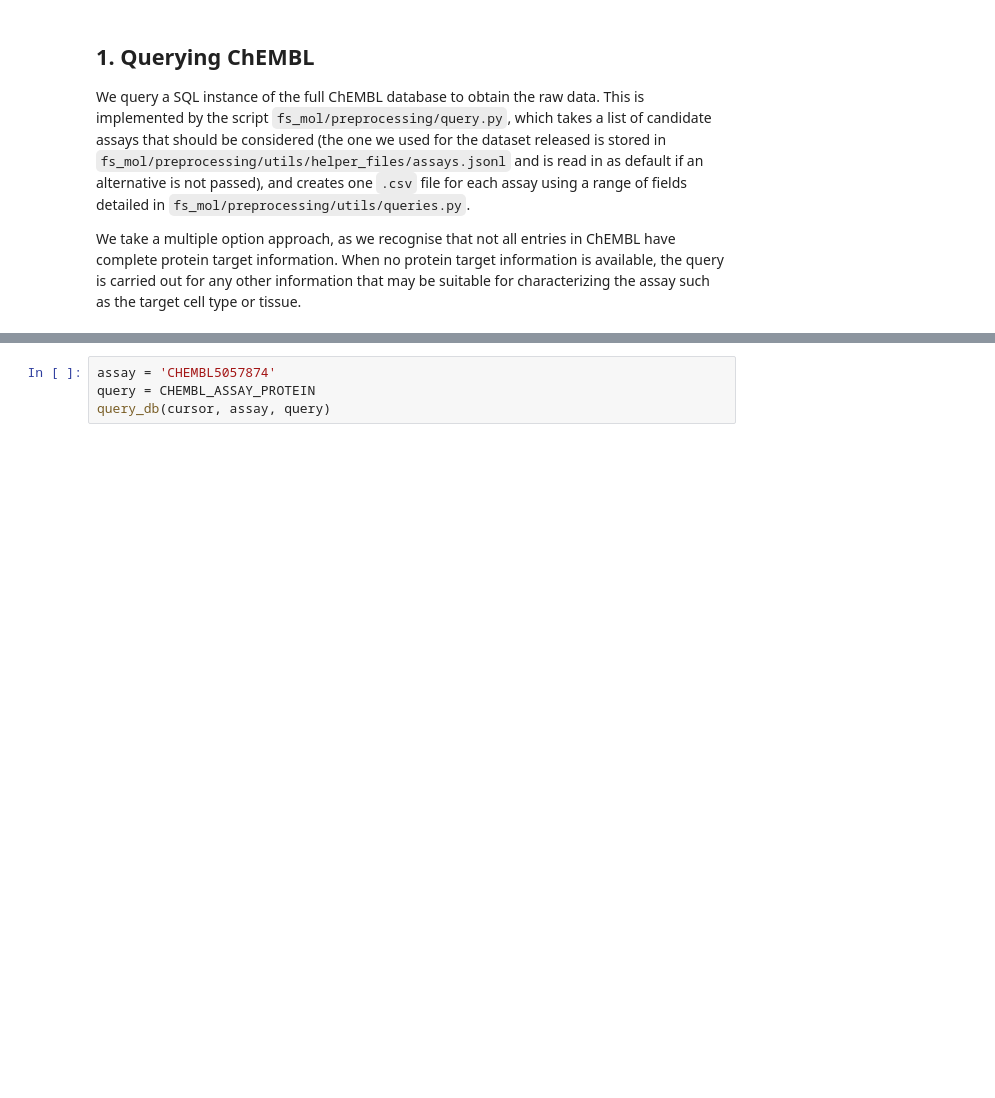
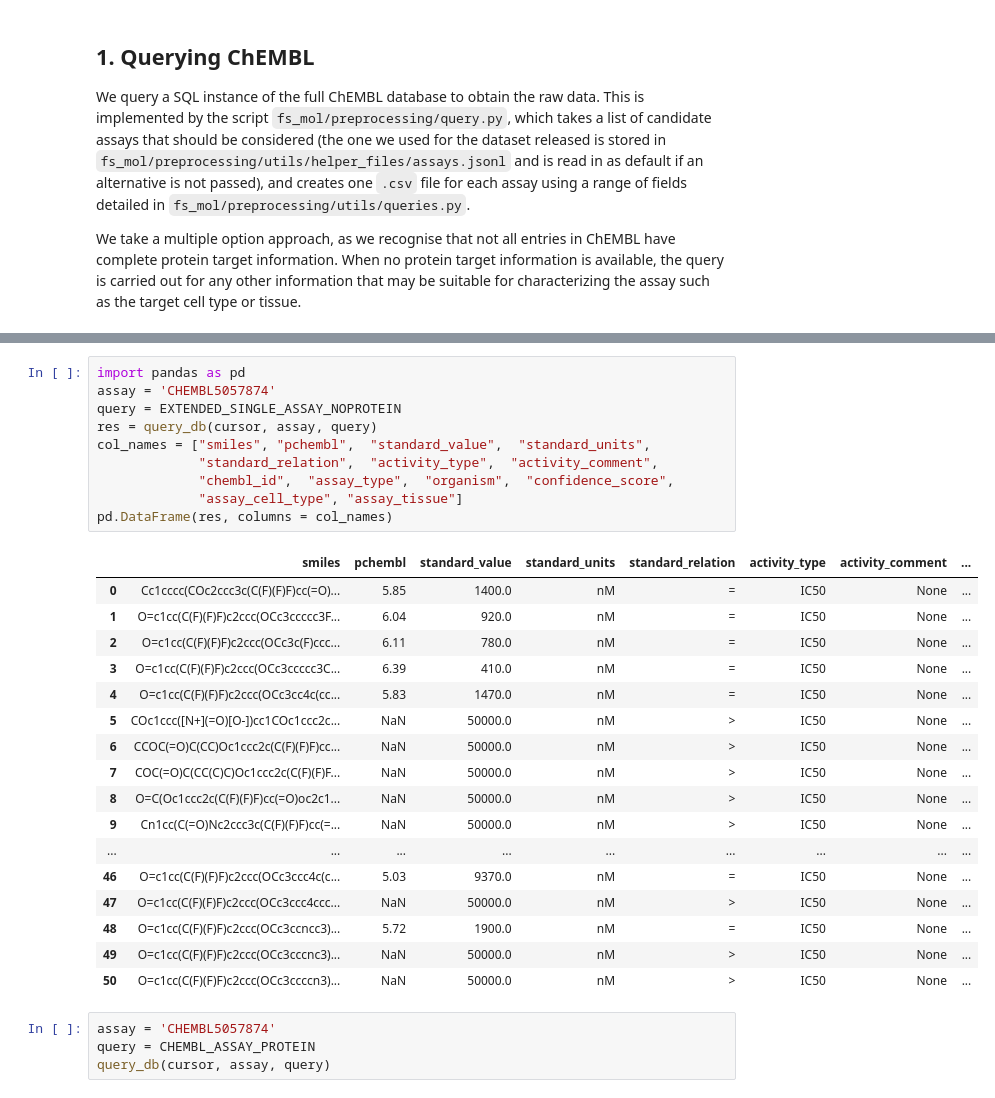
Before and after one commit to hojae-m-choi/FS-Mol, a Jupyter notebook: notebooks/ExtractDataset.ipynb, the cells around one changed output, grey strips where cells are left out. Cells and saved outputs as stored; diff of their text form; blank space fills up the shorter version.

```diff
--- a/notebooks/ExtractDataset.ipynb
+++ b/notebooks/ExtractDataset.ipynb
@@ -108,3 +385,31 @@ Reading config from /home/hojaechoi/work/FS-Mol/fs_mol/preprocessing/utils/confi
+# %%
+import pandas as pd
+assay = 'CHEMBL5057874'
+query = EXTENDED_SINGLE_ASSAY_NOPROTEIN
+res = query_db(cursor, assay, query)
+col_names = ["smiles", "pchembl",  "standard_value",  "standard_units",
+             "standard_relation",  "activity_type",  "activity_comment",
+             "chembl_id",  "assay_type",  "organism",  "confidence_score",
+             "assay_cell_type", "assay_tissue"]
+pd.DataFrame(res, columns = col_names)
+# %% [output]
+|  | smiles | pchembl | standard_value | standard_units | standard_relation | activity_type | activity_comment | ... |
+| 0 | Cc1cccc(COc2ccc3c(C(F)(F)F)cc(=O)... | 5.85 | 1400.0 | nM | = | IC50 | None | ... |
+| 1 | O=c1cc(C(F)(F)F)c2ccc(OCc3ccccc3F... | 6.04 | 920.0 | nM | = | IC50 | None | ... |
+| 2 | O=c1cc(C(F)(F)F)c2ccc(OCc3c(F)ccc... | 6.11 | 780.0 | nM | = | IC50 | None | ... |
+| 3 | O=c1cc(C(F)(F)F)c2ccc(OCc3ccccc3C... | 6.39 | 410.0 | nM | = | IC50 | None | ... |
+| 4 | O=c1cc(C(F)(F)F)c2ccc(OCc3cc4c(cc... | 5.83 | 1470.0 | nM | = | IC50 | None | ... |
+| 5 | COc1ccc([N+](=O)[O-])cc1COc1ccc2c... | NaN | 50000.0 | nM | > | IC50 | None | ... |
+| 6 | CCOC(=O)C(CC)Oc1ccc2c(C(F)(F)F)cc... | NaN | 50000.0 | nM | > | IC50 | None | ... |
+| 7 | COC(=O)C(CC(C)C)Oc1ccc2c(C(F)(F)F... | NaN | 50000.0 | nM | > | IC50 | None | ... |
+| 8 | O=C(Oc1ccc2c(C(F)(F)F)cc(=O)oc2c1... | NaN | 50000.0 | nM | > | IC50 | None | ... |
+| 9 | Cn1cc(C(=O)Nc2ccc3c(C(F)(F)F)cc(=... | NaN | 50000.0 | nM | > | IC50 | None | ... |
+| ... | ... | ... | ... | ... | ... | ... | ... | ... |
+| 46 | O=c1cc(C(F)(F)F)c2ccc(OCc3ccc4c(c... | 5.03 | 9370.0 | nM | = | IC50 | None | ... |
+| 47 | O=c1cc(C(F)(F)F)c2ccc(OCc3ccc4ccc... | NaN | 50000.0 | nM | > | IC50 | None | ... |
+| 48 | O=c1cc(C(F)(F)F)c2ccc(OCc3ccncc3)... | 5.72 | 1900.0 | nM | = | IC50 | None | ... |
+| 49 | O=c1cc(C(F)(F)F)c2ccc(OCc3cccnc3)... | NaN | 50000.0 | nM | > | IC50 | None | ... |
+| 50 | O=c1cc(C(F)(F)F)c2ccc(OCc3ccccn3)... | NaN | 50000.0 | nM | > | IC50 | None | ... |
 # %%
 assay = 'CHEMBL5057874'
 query = CHEMBL_ASSAY_PROTEIN
```
Also changed, not shown: parts of 33 cells of this notebook, 6 other files.
